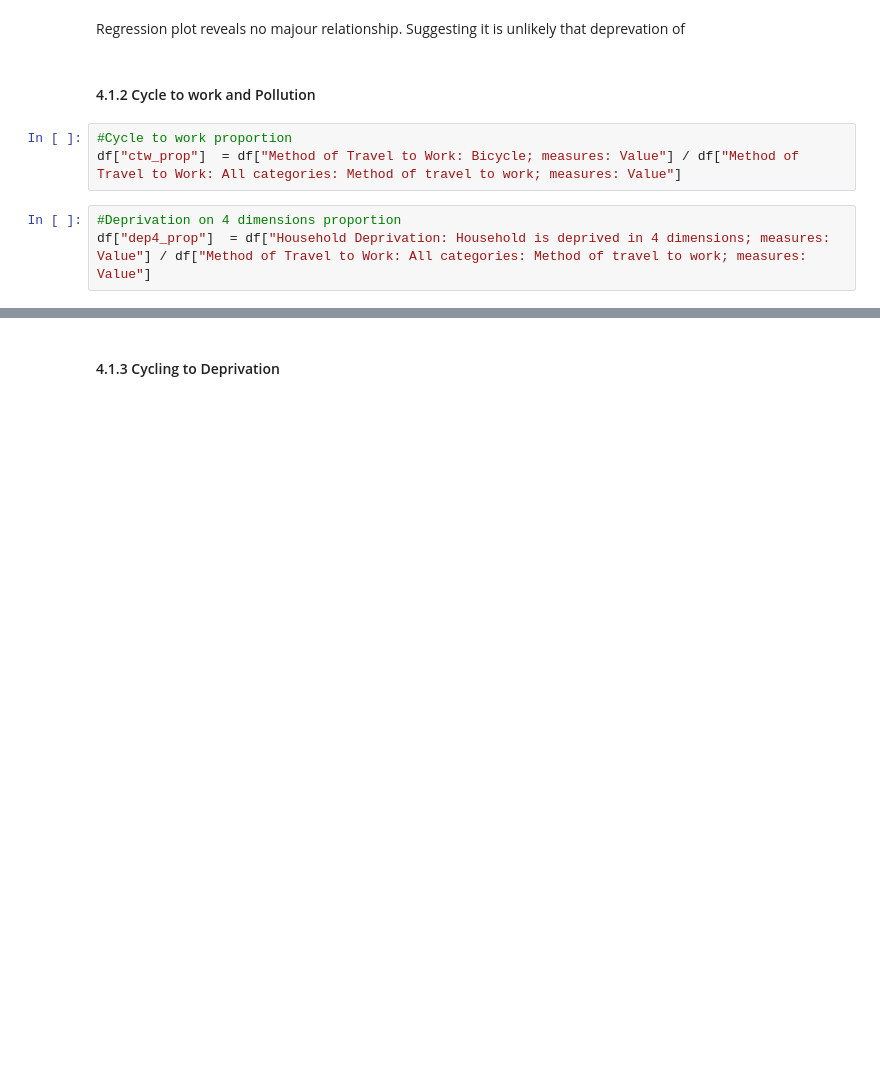
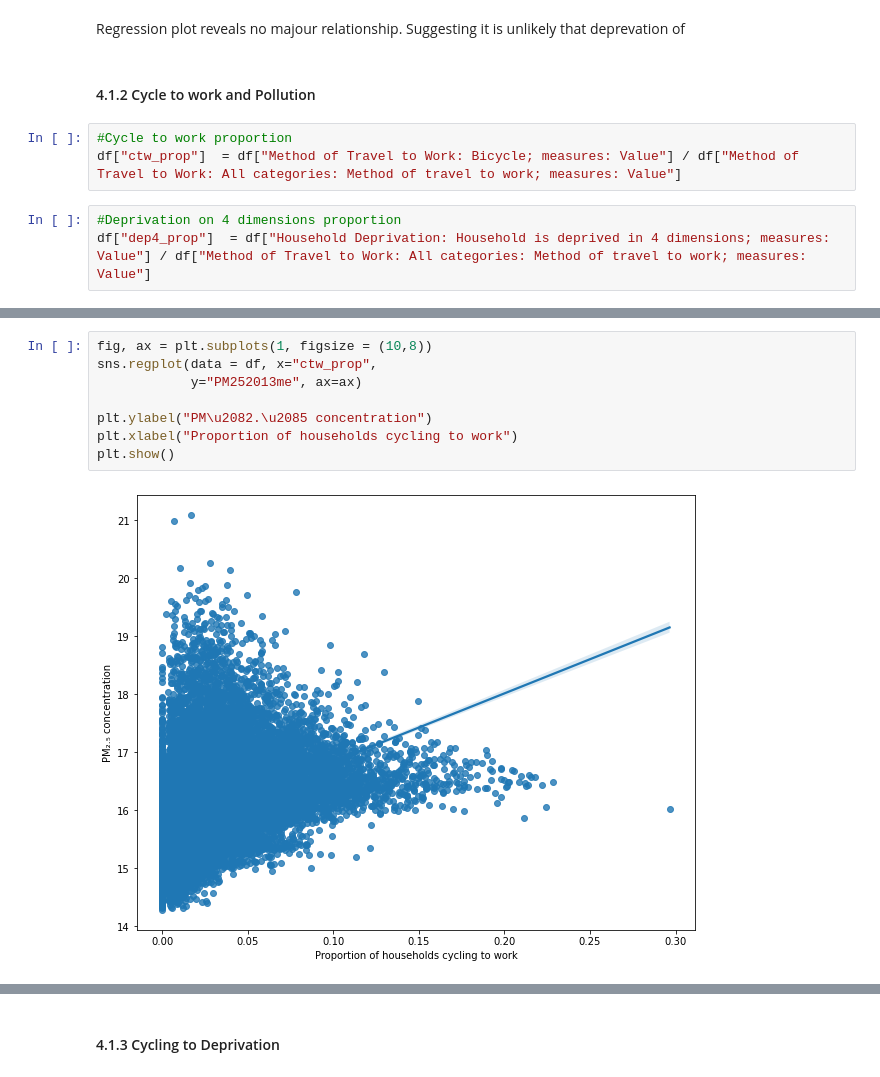
Before and after one commit to ZacharyP-E/qm_group25, a Jupyter notebook: qm_group_code.ipynb, the cells around one changed output, grey strips where cells are left out. Cells and saved outputs as stored; diff of their text form; blank space fills up the shorter version.

```diff
--- a/qm_group_code.ipynb
+++ b/qm_group_code.ipynb
@@ -359,0 +363,10 @@ plt.show()
+# %%
+fig, ax = plt.subplots(1, figsize = (10,8))
+sns.regplot(data = df, x="ctw_prop",
+            y="PM252013me", ax=ax)
+
+plt.ylabel("PM\u2082.\u2085 concentration")
+plt.xlabel("Proportion of households cycling to work")
+plt.show()
+# %% [output]
+[figure, added]
```
Also changed, not shown: parts of 15 cells of this notebook.
